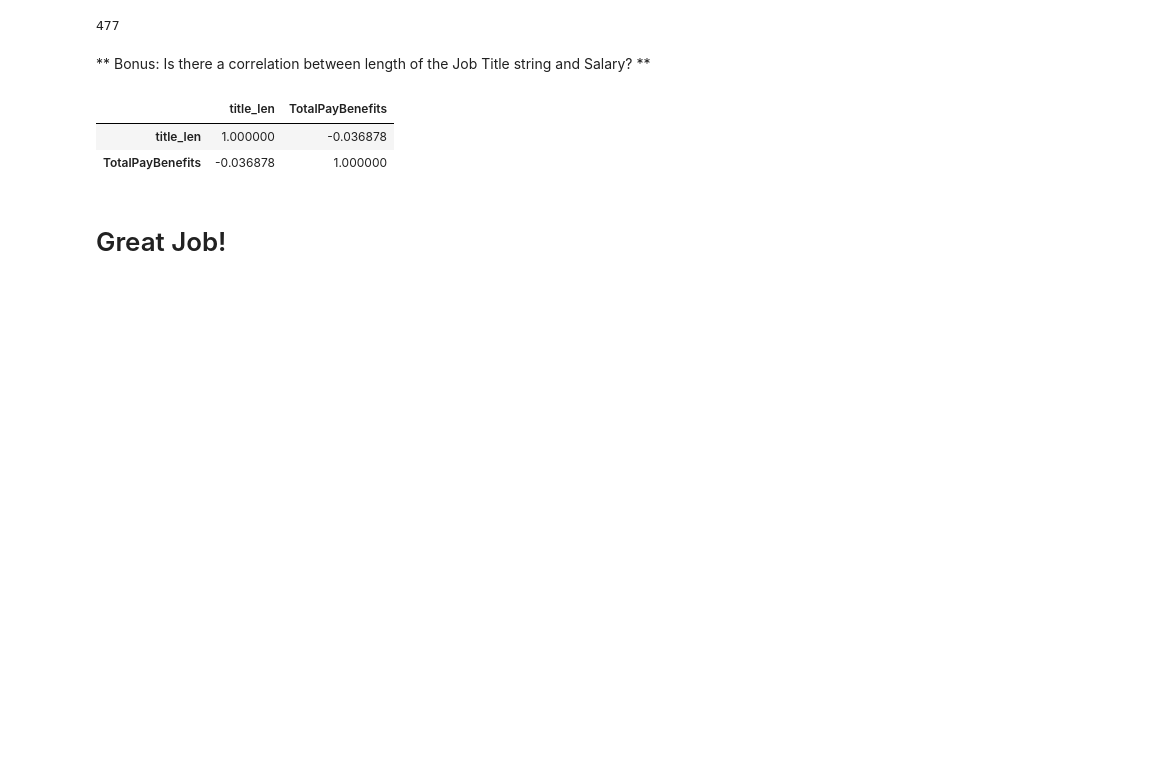
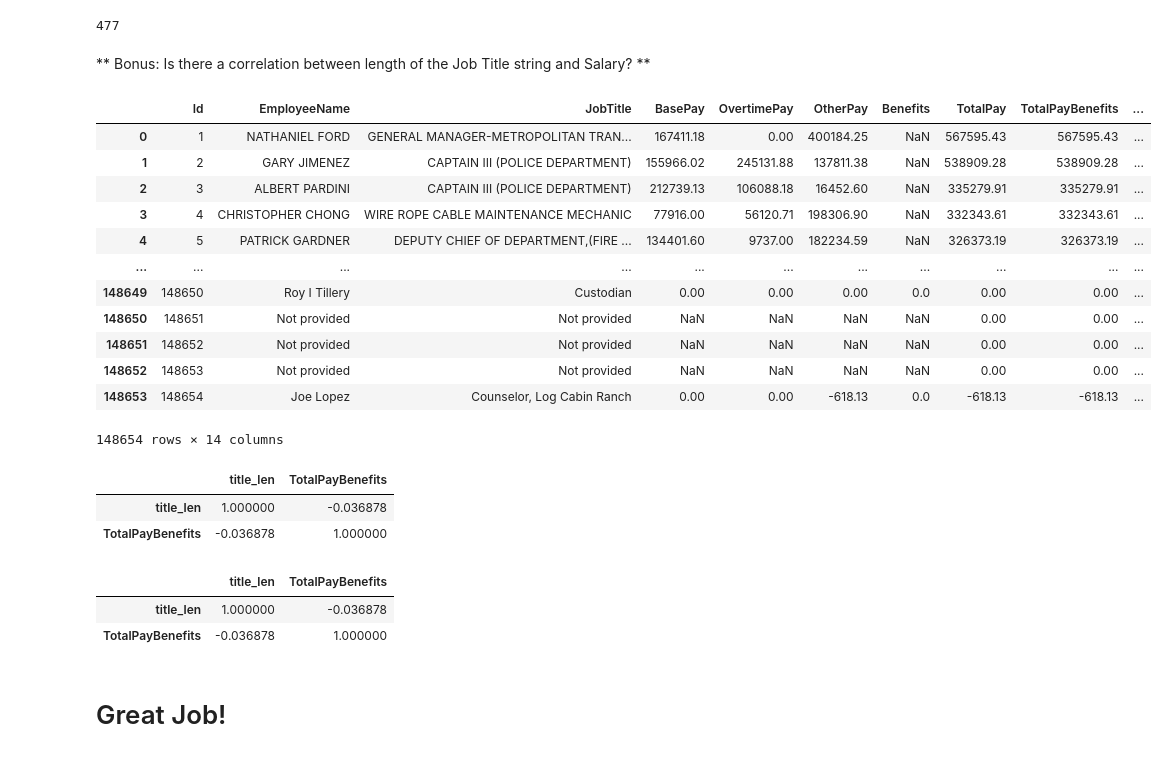
Before and after one commit to josh-W42/PDSML_Section_4, a Jupyter notebook: 01-SF Salaries Exercise.ipynb, the cells around one changed output. Saved outputs shown, nothing was run; the diff lists cells and outputs as text; code cells hidden in the pictures; blank space fills up the shorter version.

```diff
--- a/01-SF Salaries Exercise.ipynb
+++ b/01-SF Salaries Exercise.ipynb
@@ -13,5 +13,7 @@ Welcome to a quick exercise for you to practice your pandas skills! We will be u
 import pandas as pd
 # %% [markdown]
 ** Read Salaries.csv as a dataframe called sal.**
+# %%
+sal = pd.read_csv('salaries.csv')
 # %% [markdown]
 ** Check the head of the DataFrame. **
@@ -116,6 +181,28 @@ Name: JobTitle, dtype: int64
 477
 # %% [markdown]
 ** Bonus: Is there a correlation between length of the Job Title string and Salary? **
+# %%
+sal['title_len'] = sal['JobTitle'].apply(len)
+# %% [output]
+|  | Id | EmployeeName | JobTitle | BasePay | OvertimePay | OtherPay | Benefits | TotalPay | TotalPayBenefits | ... |
+| 0 | 1 | NATHANIEL FORD | GENERAL MANAGER-METROPOLITAN TRAN... | 167411.18 | 0.00 | 400184.25 | NaN | 567595.43 | 567595.43 | ... |
+| 1 | 2 | GARY JIMENEZ | CAPTAIN III (POLICE DEPARTMENT) | 155966.02 | 245131.88 | 137811.38 | NaN | 538909.28 | 538909.28 | ... |
+| 2 | 3 | ALBERT PARDINI | CAPTAIN III (POLICE DEPARTMENT) | 212739.13 | 106088.18 | 16452.60 | NaN | 335279.91 | 335279.91 | ... |
+| 3 | 4 | CHRISTOPHER CHONG | WIRE ROPE CABLE MAINTENANCE MECHANIC | 77916.00 | 56120.71 | 198306.90 | NaN | 332343.61 | 332343.61 | ... |
+| 4 | 5 | PATRICK GARDNER | DEPUTY CHIEF OF DEPARTMENT,(FIRE ... | 134401.60 | 9737.00 | 182234.59 | NaN | 326373.19 | 326373.19 | ... |
+| ... | ... | ... | ... | ... | ... | ... | ... | ... | ... | ... |
+| 148649 | 148650 | Roy I Tillery | Custodian | 0.00 | 0.00 | 0.00 | 0.0 | 0.00 | 0.00 | ... |
+| 148650 | 148651 | Not provided | Not provided | NaN | NaN | NaN | NaN | 0.00 | 0.00 | ... |
+| 148651 | 148652 | Not provided | Not provided | NaN | NaN | NaN | NaN | 0.00 | 0.00 | ... |
+| 148652 | 148653 | Not provided | Not provided | NaN | NaN | NaN | NaN | 0.00 | 0.00 | ... |
+| 148653 | 148654 | Joe Lopez | Counselor, Log Cabin Ranch | 0.00 | 0.00 | -618.13 | 0.0 | -618.13 | -618.13 | ... |
+148654 rows × 14 columns
+# %%
+sal[['title_len', 'TotalPayBenefits']].corr()
+# %% [output]
+|  | title_len | TotalPayBenefits |
+| title_len | 1.000000 | -0.036878 |
+| TotalPayBenefits | -0.036878 | 1.000000 |
 # %%
 # %% [output]
 |  | title_len | TotalPayBenefits |
```
Also changed, not shown: parts of 15 cells of this notebook.
